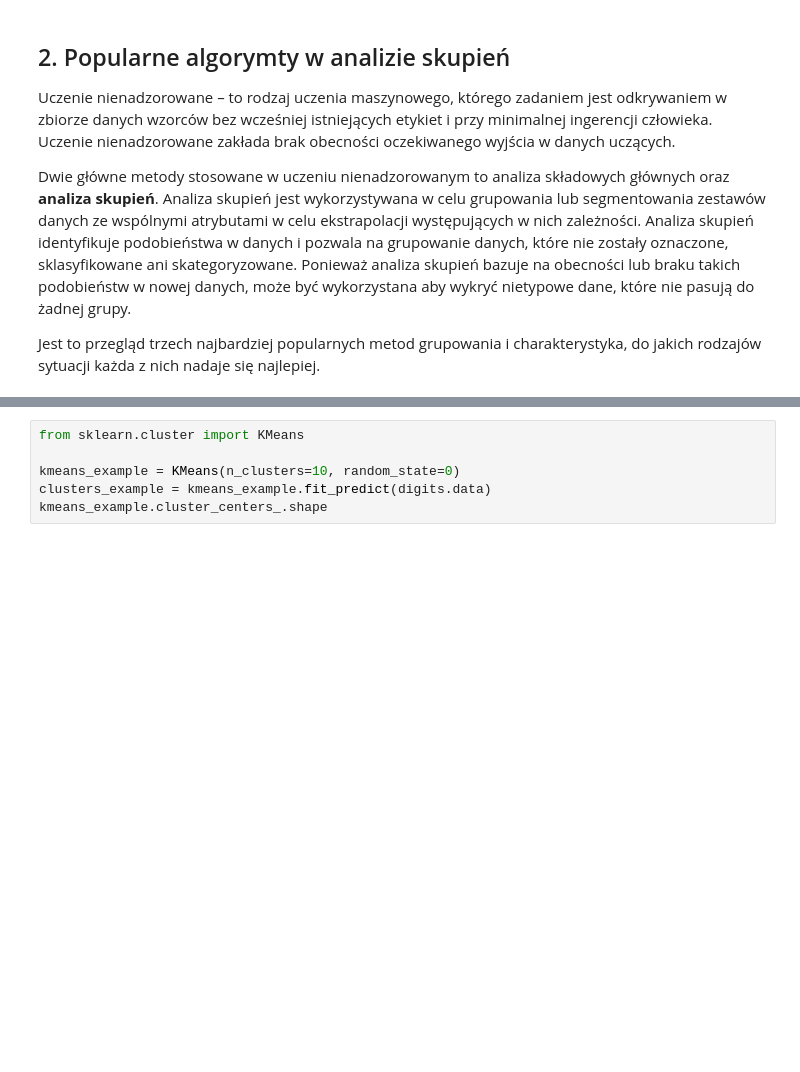
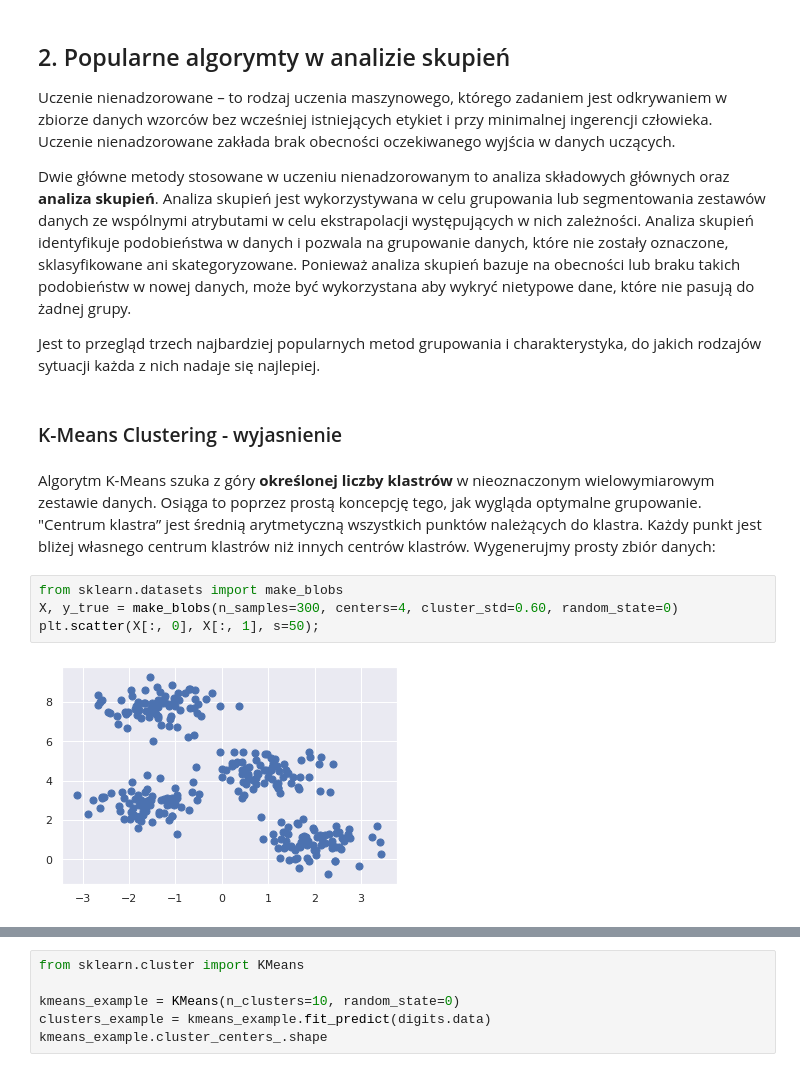
Before and after one commit to mikiisz/ml-tutorial6, a Jupyter notebook: ml_tutorial6.ipynb, the cells around one changed output, grey strips where cells are left out. Saved outputs shown, nothing was run; the diff lists cells and outputs as text; blank space fills up the shorter version.

```diff
--- a/ml_tutorial6.ipynb
+++ b/ml_tutorial6.ipynb
@@ -37,3 +37,13 @@ Uczenie nienadzorowane – to rodzaj uczenia maszynowego, którego zadaniem jest
 Dwie główne metody stosowane w uczeniu nienadzorowanym to analiza składowych głównych oraz **analiza skupień**. Analiza skupień jest wykorzystywana w celu grupowania lub segmentowania zestawów danych ze wspólnymi atrybutami w celu ekstrapolacji występujących w nich zależności. Analiza skupień identyfikuje podobieństwa w danych i pozwala na grupowanie danych, które nie zostały oznaczone, sklasyfikowane ani skategoryzowane. Ponieważ analiza skupień bazuje na obecności lub braku takich podobieństw w nowej danych, może być wykorzystana aby wykryć nietypowe dane, które nie pasują do żadnej grupy.
 
 Jest to przegląd trzech najbardziej popularnych metod grupowania i charakterystyka, do jakich rodzajów sytuacji każda z nich nadaje się najlepiej.
+# %% [markdown]
+### K-Means Clustering - wyjasnienie
+# %% [markdown]
+Algorytm K-Means szuka z góry **określonej liczby klastrów** w nieoznaczonym wielowymiarowym zestawie danych. Osiąga to poprzez prostą koncepcję tego, jak wygląda optymalne grupowanie. "Centrum klastra” jest średnią arytmetyczną wszystkich punktów należących do klastra. Każdy punkt jest bliżej własnego centrum klastrów niż innych centrów klastrów. Wygenerujmy prosty zbiór danych:
+# %%
+from sklearn.datasets import make_blobs
+X, y_true = make_blobs(n_samples=300, centers=4, cluster_std=0.60, random_state=0)
+plt.scatter(X[:, 0], X[:, 1], s=50);
+# %% [output]
+[figure, added]
```
Also changed, not shown: parts of 7 cells of this notebook.
